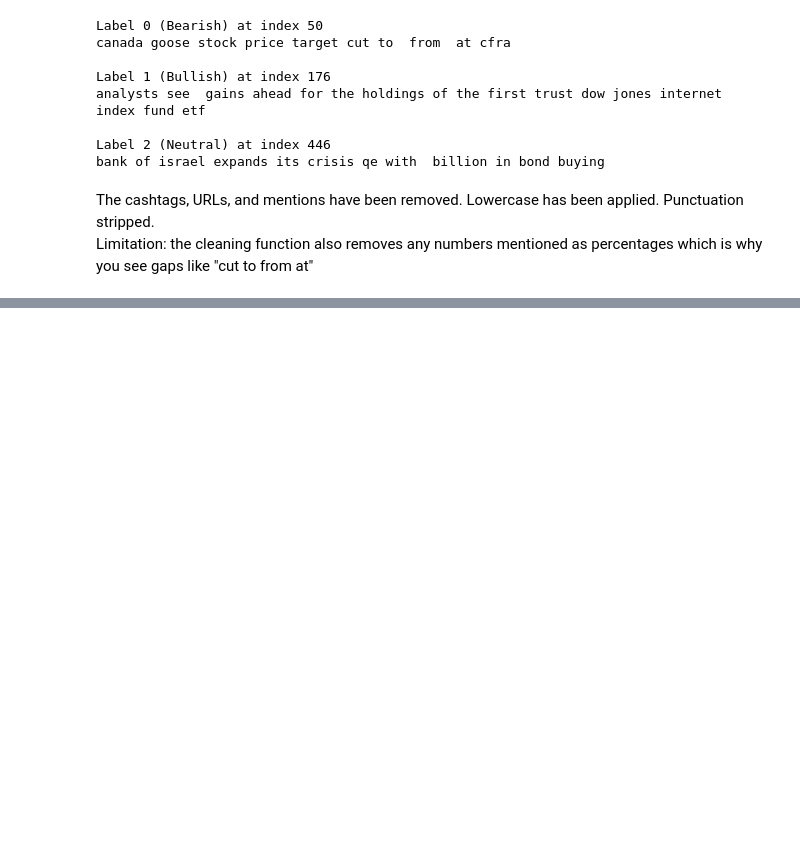
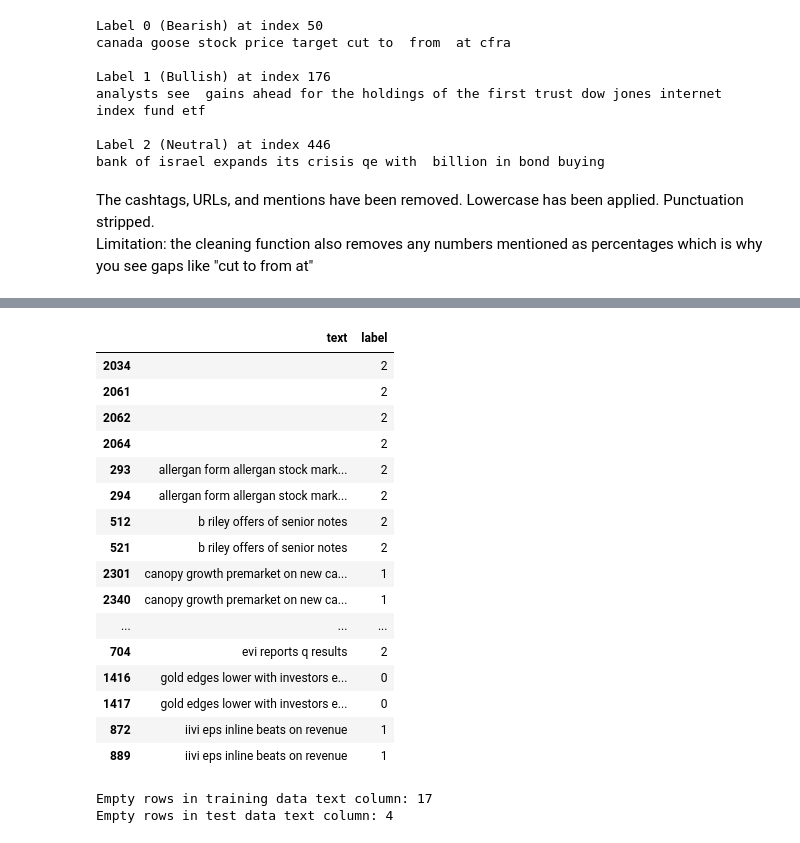
Before and after one commit to Benn800/financial-sentiment-analysis, a Jupyter notebook: financial_sentiment_analysis.ipynb, the cells around one changed output, grey strips where cells are left out. Cells and saved outputs as stored; diff of their text form; code cells hidden in the pictures; blank space fills up the shorter version.

```diff
--- a/financial_sentiment_analysis.ipynb
+++ b/financial_sentiment_analysis.ipynb
@@ -168,0 +200,26 @@ bank of israel expands its crisis qe with  billion in bond buying
+# %%
+test_df[test_df.duplicated(subset=['text'], keep=False)].sort_values('text').head(20) # Also Detected empty rows in 'text' column
+# %% [output]
+|  | text | label |
+| 2034 |  | 2 |
+| 2061 |  | 2 |
+| 2062 |  | 2 |
+| 2064 |  | 2 |
+| 293 | allergan form allergan stock mark... | 2 |
+| 294 | allergan form allergan stock mark... | 2 |
+| 512 | b riley offers of senior notes | 2 |
+| 521 | b riley offers of senior notes | 2 |
+| 2301 | canopy growth premarket on new ca... | 1 |
+| 2340 | canopy growth premarket on new ca... | 1 |
+| ... | ... | ... |
+| 704 | evi reports q results | 2 |
+| 1416 | gold edges lower with investors e... | 0 |
+| 1417 | gold edges lower with investors e... | 0 |
+| 872 | iivi eps inline beats on revenue | 1 |
+| 889 | iivi eps inline beats on revenue | 1 |
+# %%
+print('Empty rows in training data text column:',(train_df['text']== '').sum())
+print('Empty rows in test data text column:',(test_df['text']== '').sum())
+# %% [output]
+Empty rows in training data text column: 17
+Empty rows in test data text column: 4
```
Also changed, not shown: parts of 17 cells of this notebook.
